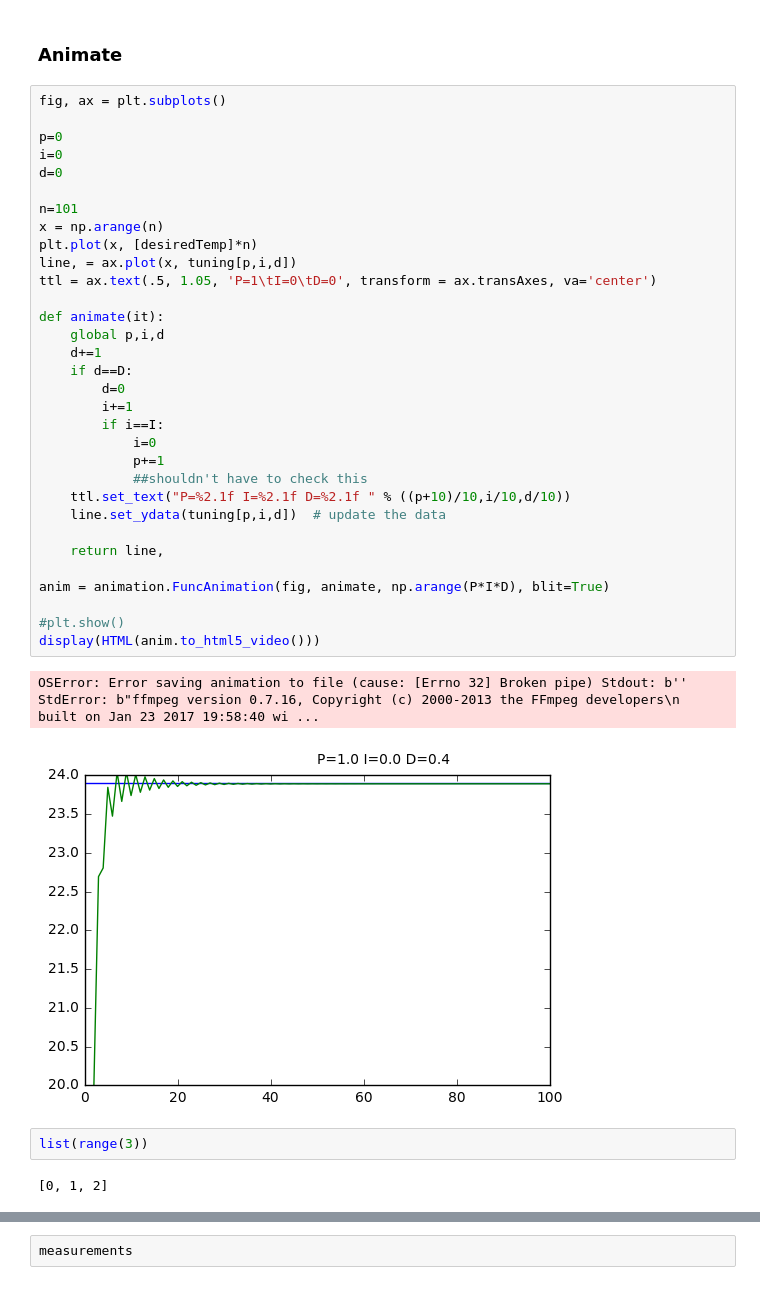
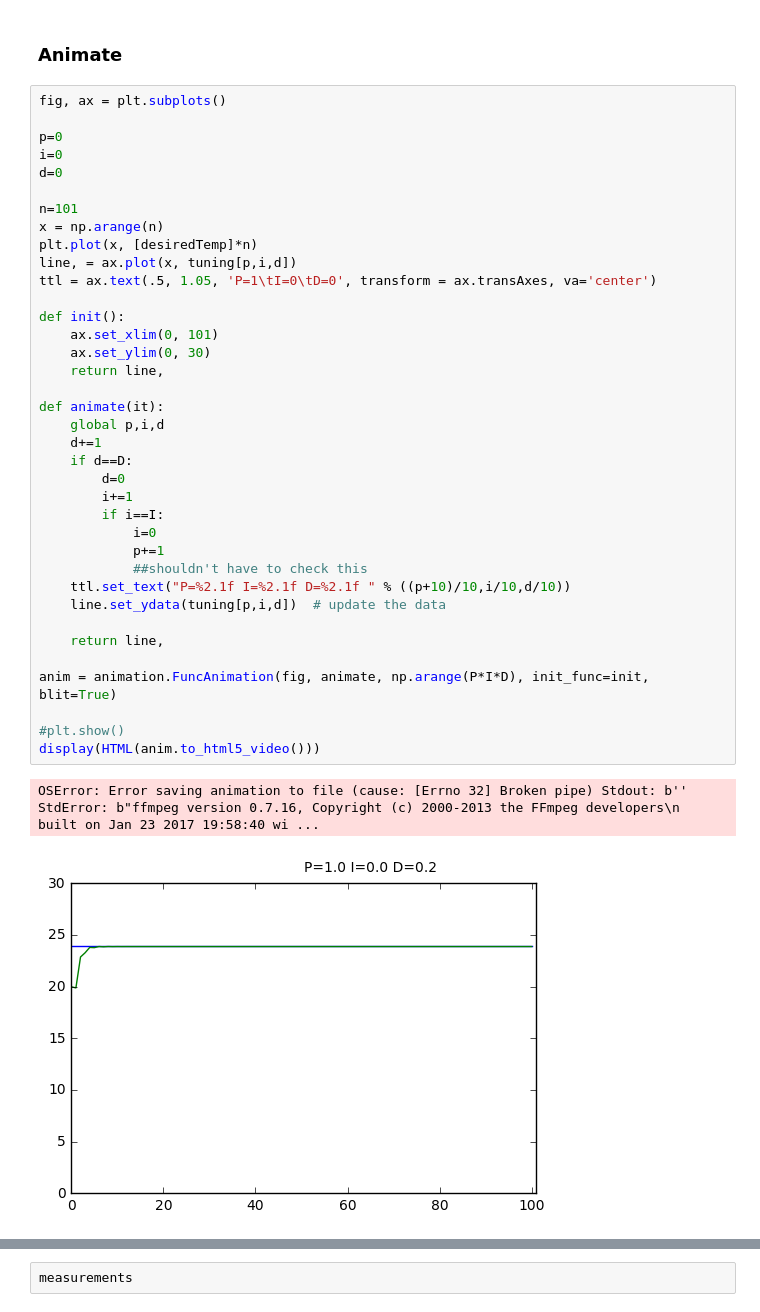
Before and after one commit to SupaStuff/senior_design, a Jupyter notebook: PID_controller.ipynb, the cells around one changed output, grey strips where cells are left out. Cells and saved outputs as stored; diff of their text form.

```diff
--- a/PID_controller.ipynb
+++ b/PID_controller.ipynb
@@ -146,37 +146,38 @@ fig, ax = plt.subplots()
 p=0
 i=0
 d=0
 
 n=101
 x = np.arange(n)
 plt.plot(x, [desiredTemp]*n)
 line, = ax.plot(x, tuning[p,i,d])
 ttl = ax.text(.5, 1.05, 'P=1\tI=0\tD=0', transform = ax.transAxes, va='center')
+
+def init():
+    ax.set_xlim(0, 101)
+    ax.set_ylim(0, 30)
+    return line,
 
 def animate(it):
     global p,i,d
     d+=1
     if d==D:
         d=0
         i+=1
         if i==I:
             i=0
             p+=1
             ##shouldn't have to check this
     ttl.set_text("P=%2.1f I=%2.1f D=%2.1f " % ((p+10)/10,i/10,d/10))
     line.set_ydata(tuning[p,i,d])  # update the data
 
     return line,
 
-anim = animation.FuncAnimation(fig, animate, np.arange(P*I*D), blit=True)
+anim = animation.FuncAnimation(fig, animate, np.arange(P*I*D), init_func=init, blit=True)
 
 #plt.show()
 display(HTML(anim.to_html5_video()))
 # %% [output]
 OSError: Error saving animation to file (cause: [Errno 32] Broken pipe) Stdout: b'' StdError: b"ffmpeg version 0.7.16, Copyright (c) 2000-2013 the FFmpeg developers\n  built on Jan 23 2017 19:58:40 wi ...
-[figure, old version]
+[figure, new version]
-# %%
-list(range(3))
-# %% [output]
-[0, 1, 2]
 # %%
```
Also changed, not shown: parts of 1 cell of this notebook.
